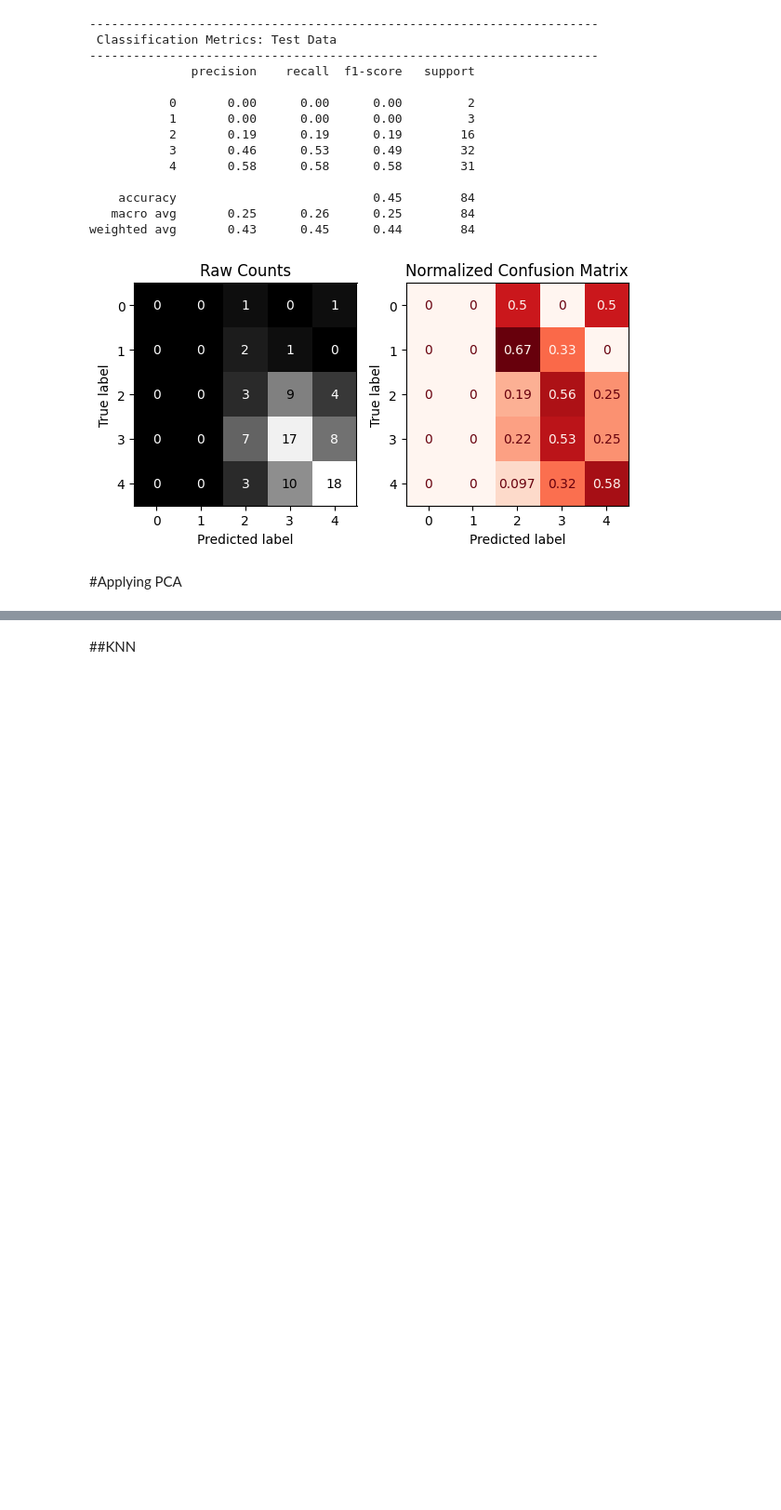
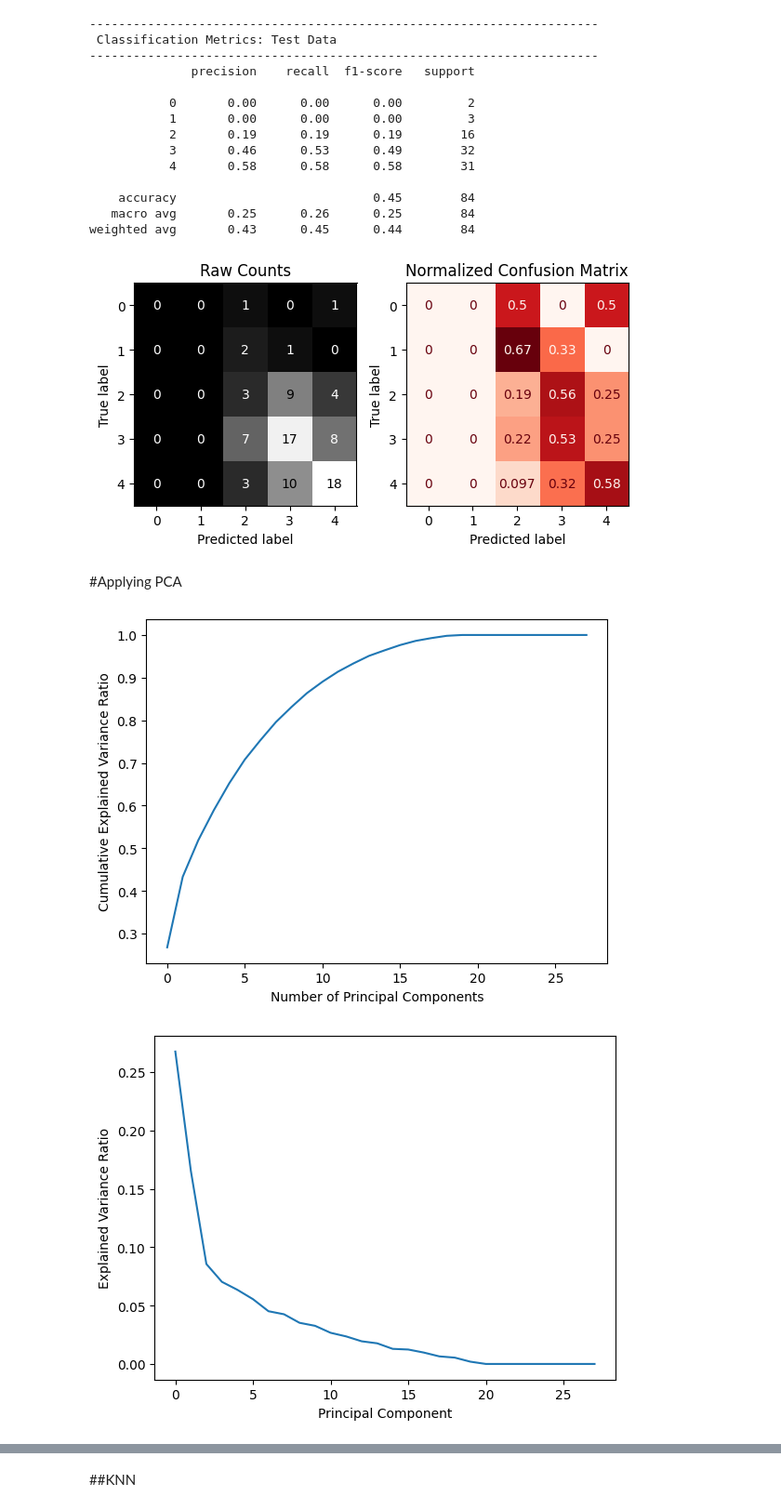
Before and after one commit to AshikSathiya/Cirrhosis-Prediction, a Jupyter notebook: Cirrhosis_Prediction_Dataset_Modeling.ipynb, the cells around one changed output, grey strips where cells are left out. Shown at 93% size. Drawn from its saved outputs; the diff is of its cells as text; code cells hidden in the pictures; blank space fills up the shorter version.

```diff
--- a/Cirrhosis_Prediction_Dataset_Modeling.ipynb
+++ b/Cirrhosis_Prediction_Dataset_Modeling.ipynb
@@ -594,5 +639,24 @@ weighted avg       0.43      0.45      0.44        84
 [figure]
 # %% [markdown]
 #Applying PCA
+# %%
+pca = PCA()
+pca.fit(X_train_processed)  # X_train_scaled is your scaled data
+explained_variance_ratio = pca.explained_variance_ratio_
+cumulative_variance_ratio = np.cumsum(explained_variance_ratio)
+
+plt.plot(cumulative_variance_ratio)
+plt.xlabel('Number of Principal Components')
+plt.ylabel('Cumulative Explained Variance Ratio')
+plt.show()
+
+
+plt.plot(pca.explained_variance_ratio_)
+plt.xlabel('Principal Component')
+plt.ylabel('Explained Variance Ratio')
+plt.show()
+# %% [output]
+[figure, added]
+[figure, added]
 # %%
 # Apply PCA for dimensionality reduction with 6 components you want
```
Also changed, not shown: parts of 34 cells of this notebook.
